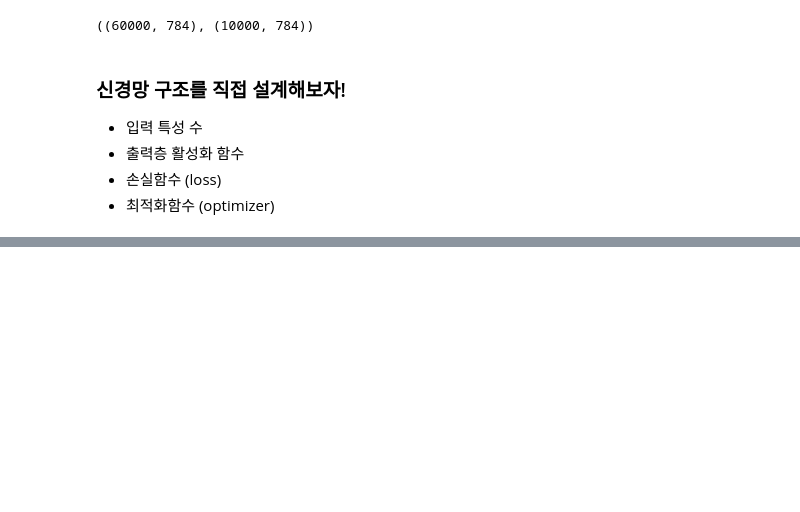
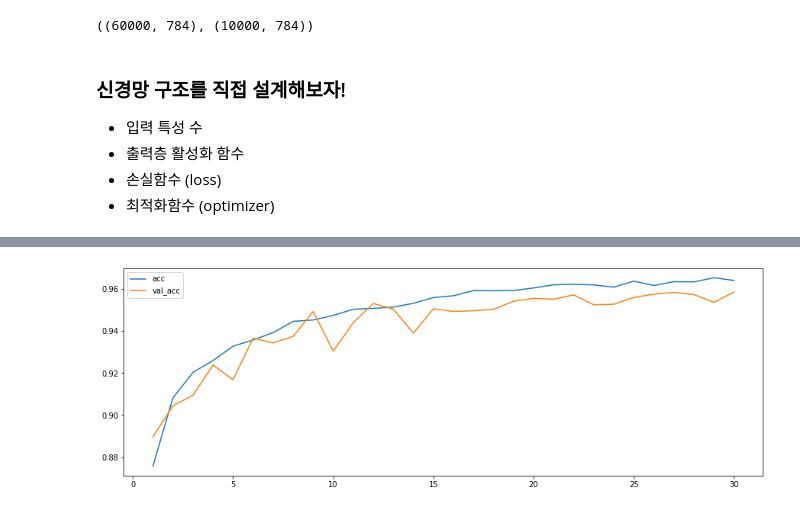
Before and after one commit to ldk7024/Deep_Learning_Study, a Jupyter notebook: 21_07_13_손_글씨_이미지_데이터_분류.ipynb, the cells around one changed output, grey strips where cells are left out. Cells and saved outputs as stored; diff of their text form; code cells hidden in the pictures; blank space fills up the shorter version.

```diff
--- a/21_07_13_손_글씨_이미지_데이터_분류.ipynb
+++ b/21_07_13_손_글씨_이미지_데이터_분류.ipynb
@@ -252,0 +258,5 @@ model.evaluate(X_test,y_test_one_hot)
+# %%
+X_train, X_val, y_train_one_hot, y_val_one_hot = train_test_split(X_train,
+                                                                  y_train_one_hot,
+                                                                  random_state = 3
+                                                                  )
@@ -252,0 +307,10 @@ model.evaluate(X_test,y_test_one_hot)
+# %%
+# 2. 학습/ 평가 방법 설정
+model1.compile(loss ="categorical_crossentropy",
+               optimizer = 'Adam',            # Adam : 최근에 가장 많이 사용되는 성능이 높은 최적화 함수
+               metrics = ["acc"]               # metrics: 평가 방법을 설정 (분류 문제이기 때문에 정확도(acc)를 확인)
+               )
+# %%
+h1 = model1.fit(X_train, y_train_one_hot, epochs=30,
+                validation_data = (X_val, y_val_one_hot)  # 검증용 데이터셋을 추가해주는 명령
+                )
@@ -252,0 +335,21 @@ model.evaluate(X_test,y_test_one_hot)
+# %%
+# 시각화
+plt.figure(figsize=(15,5))
+
+# train 데이터
+
+plt.plot(range(1,31),
+         h1.history['acc'],
+         label ='acc'
+         )
+
+# val 데이터
+plt.plot(range(1,31),
+         h1.history['val_acc'],
+         label ='val_acc'
+         )
+
+plt.legend()
+plt.show()
+# %% [output]
+[figure, added]
```
Also changed, not shown: parts of 11 cells of this notebook.
